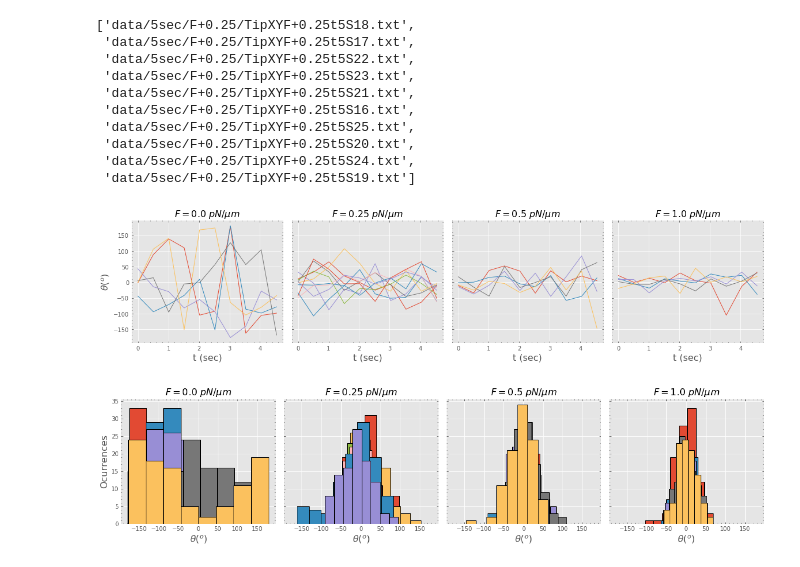
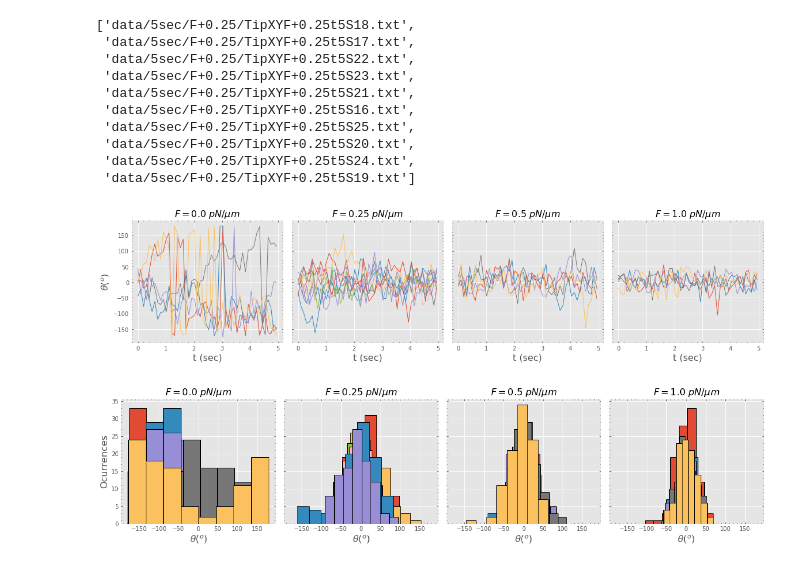
Before and after one commit to SamMachariaPhD/actomyosin2022, a Jupyter notebook: Analysis/Pull_Push/13-04-2022_ForceFieldTraj.ipynb, the cells around one changed output. Cells and saved outputs as stored; diff of their text form; code cells hidden in the pictures.

```diff
--- a/Analysis/Pull_Push/13-04-2022_ForceFieldTraj.ipynb
+++ b/Analysis/Pull_Push/13-04-2022_ForceFieldTraj.ipynb
@@ -129,8 +129,10 @@ fig.subplots_adjust(wspace=0.05)
 simulTym = 5; lenAng = len(ang0_0[0])
 tym = np.linspace(0,simulTym,lenAng)
 
+jmp = 2
+
 for i in range(len(ang0_0)):
-    ax[0].plot(tym[0::10],ang0_0[i][0::10],lw=1)
+    ax[0].plot(tym[0::jmp],ang0_0[i][0::jmp],lw=1)
     #ax[0].set_aspect('equal')
     ax[0].minorticks_on()
     ax[0].tick_params(which='both', direction='in', top=True, right=True)
@@ -141,40 +143,40 @@ for i in range(len(ang0_0)):
     #ax[0].set_yticks(np.arange(-5,16,5))
 
 for i in range(len(ang0_25)):
-    ax[1].plot(tym[0::10],ang0_25[i][0::10],lw=1)
+    ax[1].plot(tym[0::jmp],ang0_25[i][0::jmp],lw=1)
     #ax[1].set_aspect('equal')
     ax[1].minorticks_on()
     ax[1].tick_params(which='both', direction='in', top=True, right=True)
     ax[1].set_xlabel('t (sec)', fontsize=16)
     ax[1].set_title('$F = 0.25\ pN/\mu m$', fontsize=16)
 
 for i in range(len(ang0_5)):
-    ax[2].plot(tym[0::10],ang0_5[i][0::10],lw=1)
+    ax[2].plot(tym[0::jmp],ang0_5[i][0::jmp],lw=1)
     #ax[2].set_aspect('equal')
     ax[2].minorticks_on()
     ax[2].tick_params(which='both', direction='in', top=True, right=True)
     ax[2].set_xlabel('t (sec)', fontsize=16)
     ax[2].set_title('$F = 0.5\ pN/\mu m$', fontsize=16)
 
 for i in range(len(ang1_0)):
-    ax[3].plot(tym[0::10],ang1_0[i][0::10],lw=1)
+    ax[3].plot(tym[0::jmp],ang1_0[i][0::jmp],lw=1)
     #ax[3].set_aspect('equal')
     ax[3].minorticks_on()
     ax[3].tick_params(which='both',direction='in', top=True, right=True)
     ax[3].set_xlabel('t (sec)', fontsize=16)
     #ax[3].set_ylabel('Y ($\mu m$)', fontsize=16)
     ax[3].set_title('$F = 1.0\ pN/\mu m$', fontsize=16)
 
 
 #plt.tight_layout()
 
 #plt.savefig('fig/pulling_TipTrajAngChanges.pdf', format='pdf', bbox_inches='tight')
 #plt.savefig('fig/pulling_fieldFplus.png', format='png', bbox_inches='tight', dpi=200)
 #plt.savefig('fig/pulling_fieldFplus.svg', format='svg', bbox_inches='tight')
 
 plt.show()
 # %% [output]
-[figure, old version]
+[figure, new version]
 # %%
 fig, ax = plt.subplots(1,4, figsize=(50*cm,10*cm), sharex=True, sharey=True)#, constrained_layout=True)
 fig.subplots_adjust(hspace=-0.5)
```
Also changed, not shown: parts of 5 cells of this notebook.
